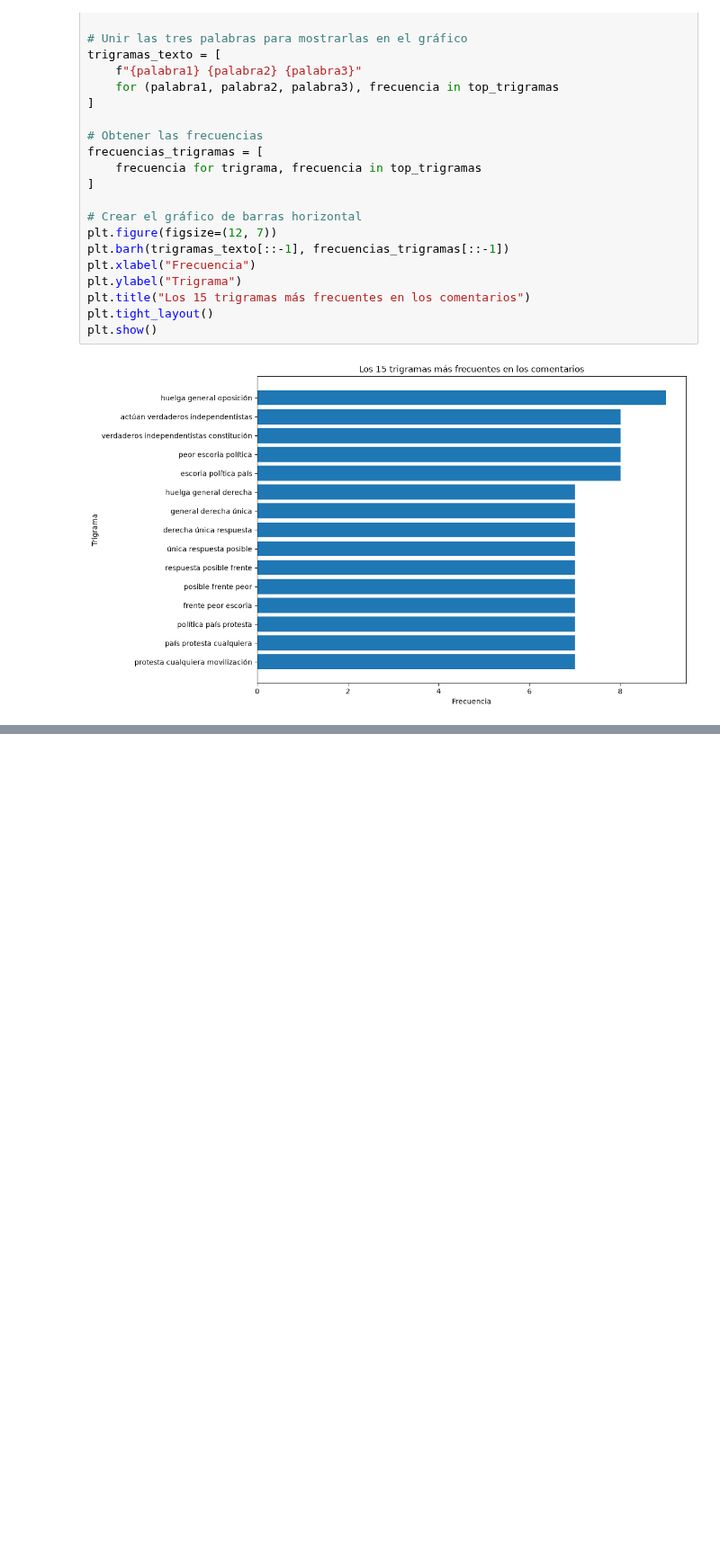
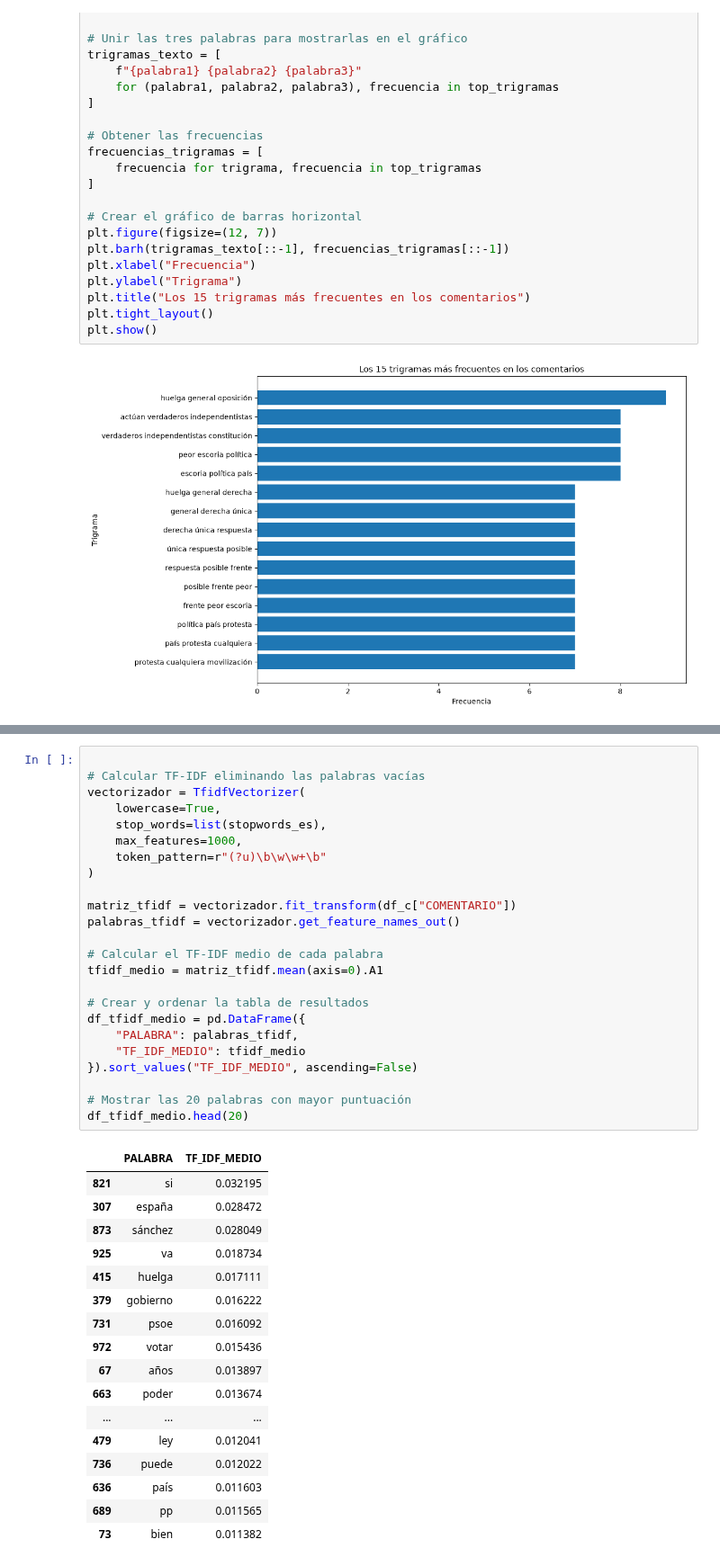
Before and after one commit to jejoama/Practicas_Curriculares, a Jupyter notebook: GENERAL.ipynb, the cells around one changed output, grey strips where cells are left out. Shown at 90% size. Drawn from its saved outputs; the diff is of its cells as text; blank space fills up the shorter version.

```diff
--- a/GENERAL.ipynb
+++ b/GENERAL.ipynb
@@ -723,0 +788,42 @@ plt.show()
+# %%
+
+# Calcular TF-IDF eliminando las palabras vacías
+vectorizador = TfidfVectorizer(
+    lowercase=True,
+    stop_words=list(stopwords_es),
+    max_features=1000,
+    token_pattern=r"(?u)\b\w\w+\b"
+)
+
+matriz_tfidf = vectorizador.fit_transform(df_c["COMENTARIO"])
+palabras_tfidf = vectorizador.get_feature_names_out()
+
+# Calcular el TF-IDF medio de cada palabra
+tfidf_medio = matriz_tfidf.mean(axis=0).A1
+
+# Crear y ordenar la tabla de resultados
+df_tfidf_medio = pd.DataFrame({
+    "PALABRA": palabras_tfidf,
+    "TF_IDF_MEDIO": tfidf_medio
+}).sort_values("TF_IDF_MEDIO", ascending=False)
+
+# Mostrar las 20 palabras con mayor puntuación
+df_tfidf_medio.head(20)
+# %% [output]
+|  | PALABRA | TF_IDF_MEDIO |
+| 821 | si | 0.032195 |
+| 307 | españa | 0.028472 |
+| 873 | sánchez | 0.028049 |
+| 925 | va | 0.018734 |
+| 415 | huelga | 0.017111 |
+| 379 | gobierno | 0.016222 |
+| 731 | psoe | 0.016092 |
+| 972 | votar | 0.015436 |
+| 67 | años | 0.013897 |
+| 663 | poder | 0.013674 |
+| ... | ... | ... |
+| 479 | ley | 0.012041 |
+| 736 | puede | 0.012022 |
+| 636 | país | 0.011603 |
+| 689 | pp | 0.011565 |
+| 73 | bien | 0.011382 |
```
Also changed, not shown: parts of 6 cells of this notebook.
